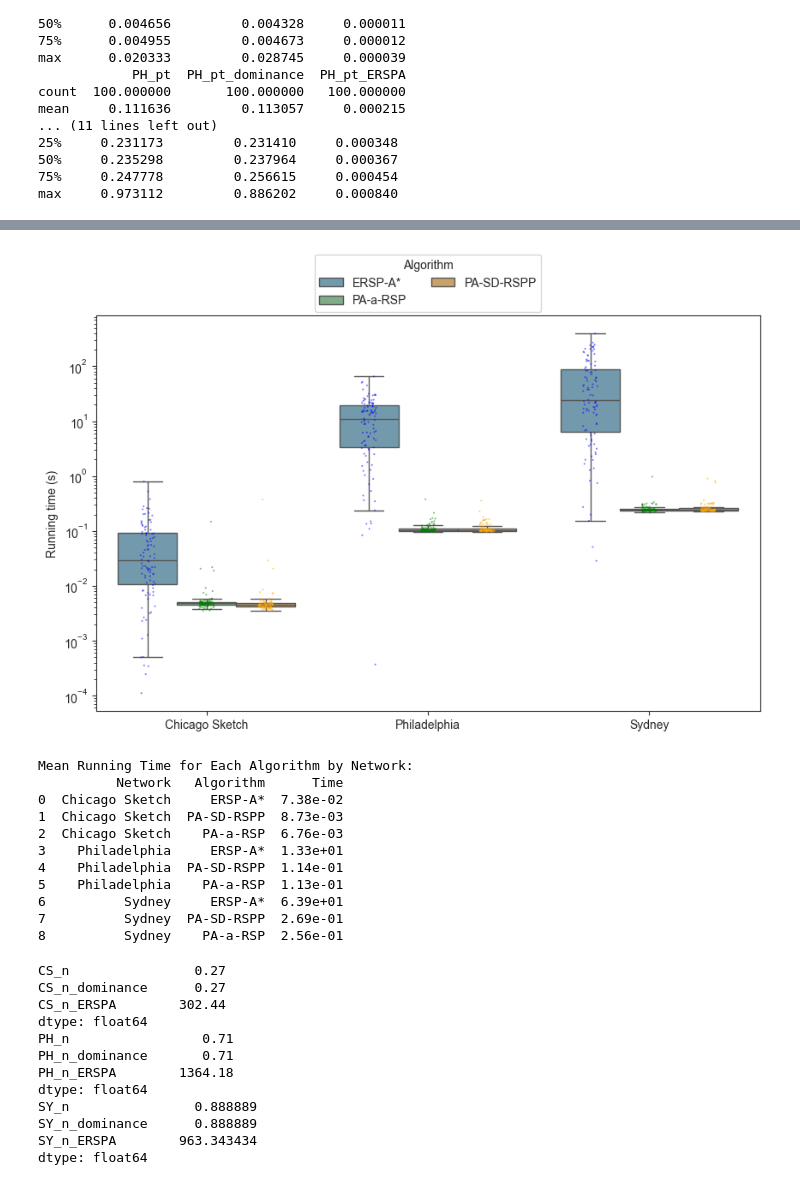
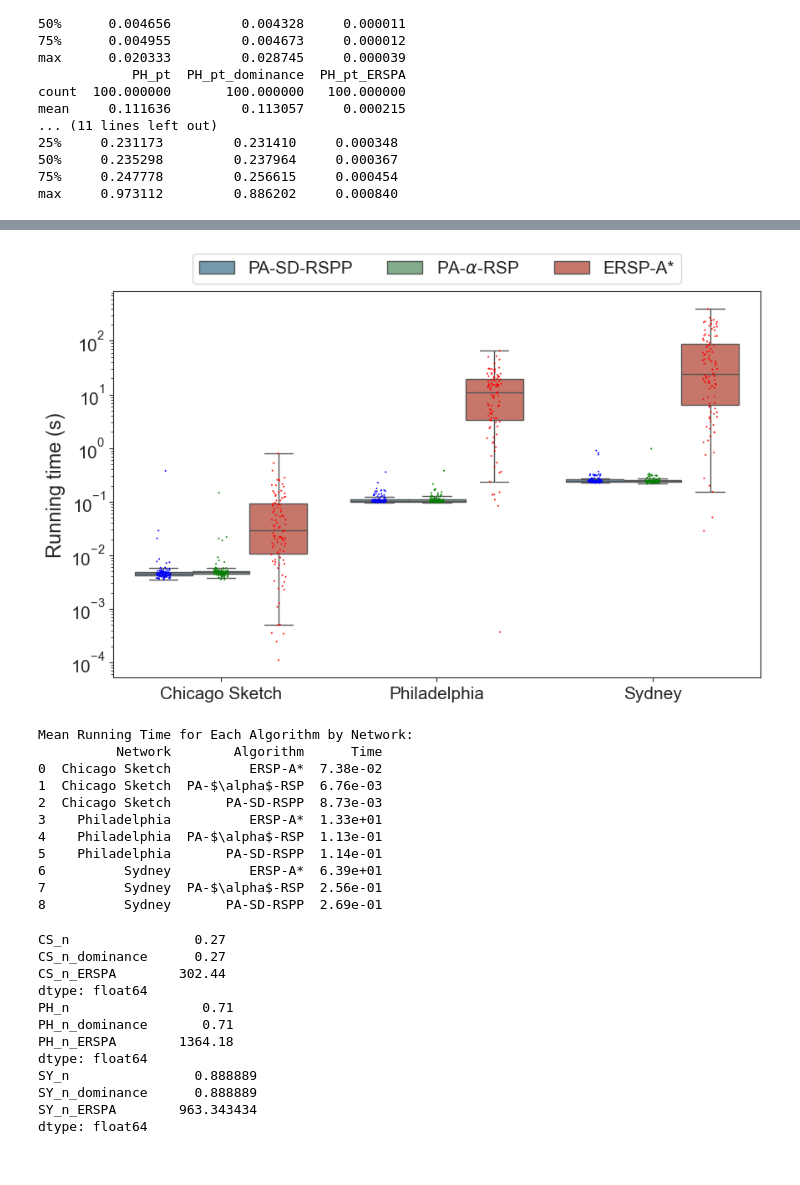
Before and after one commit to EstebanLeiva/PA-Experiments, a Jupyter notebook: plotting/plot copy.ipynb, the cells around one changed output, grey strips where cells are left out. Cells and saved outputs as stored; diff of their text form; code cells hidden in the pictures.

```diff
--- a/plotting/plot copy.ipynb
+++ b/plotting/plot copy.ipynb
@@ -34,6 +34,7 @@ SY_bounds_timeout = pd.read_csv(os.path.join(data_folder, 'SY_timeout_experiment
 pastel_green = "#79b385"  # Darker shade of pastel green
 pastel_blue = "#6a9db5"   # Darker shade of pastel blue
 pastel_orange = "#d6a65b"  # Darker shade of pastel orange
+pastel_red = "#d66a5b"    # Darker shade of pastel red
 # %% [markdown]
 ## SARP
 # %%
@@ -543,7 +550,7 @@ melted_data = pd.concat(melted_data_list, ignore_index=True)
 melted_data.dropna(inplace=True)
 
 melted_data["Algorithm"] = melted_data["Network"].apply(
-    lambda x: "ERSP-A*" if "ERSPA" in x else ("PA-SD-RSPP" if "dominance" in x else "PA-a-RSP")
+    lambda x: "ERSP-A*" if "ERSPA" in x else ("PA-SD-RSPP" if "dominance" in x else "PA-$\\alpha$-RSP")
 )
 melted_data["Network"] = melted_data["Network"].replace({
     "CS": "Chicago Sketch",
@@ -559,56 +566,60 @@ melted_data["Network"] = melted_data["Network"].replace({
 
 fig, ax = plt.subplots(figsize=(10, 6))
 
+algorithm_order = ["PA-SD-RSPP", "PA-$\\alpha$-RSP", "ERSP-A*"]
 
 boxplot = sns.boxplot(
     data=melted_data,
     x="Network",
     y="Time",
     hue="Algorithm",
-    palette=[pastel_blue, pastel_green, pastel_orange],
+    palette=[pastel_blue, pastel_green, pastel_red],
     showfliers=False,
+    hue_order=algorithm_order,
     ax=ax,
     log_scale=True
 )
 
 # Adding strip plot for individual data points
 sns.stripplot(
     data=melted_data,
     x="Network",
     y="Time",
     hue="Algorithm",
-    palette=["blue", "green", "orange"],
+    palette=["blue", "green", "red"],
+    hue_order=algorithm_order,
     dodge=True,
-    alpha=0.5,
+    alpha=0.9,
     size=1.5,
     jitter=True,
     log_scale=True,
     ax=ax,
     legend=False
 )
 
-ax.legend(title="Algorithm", loc="upper center", ncol=2, bbox_to_anchor=(0.5, 1.17))
+ax.legend(title="", loc="upper center", ncol=3, bbox_to_anchor=(0.5, 1.12), fontsize=15)
 ax.set_xlabel('')
-boxplot.set_ylabel("Running time (s)", fontsize=10)
+boxplot.set_ylabel("Running time (s)", fontsize=17)
+ax.tick_params(axis='both', which='major', labelsize=15)
 plt.show()
 
 mean_values = melted_data.groupby(["Network", "Algorithm"])["Time"].mean().reset_index()
 mean_values["Time"] = mean_values["Time"].apply(lambda x: "{:.2e}".format(x))
 print("Mean Running Time for Each Algorithm by Network:")
 print(mean_values)
 # %% [output]
-[figure, old version]
+[figure, new version]
 Mean Running Time for Each Algorithm by Network:
-          Network   Algorithm      Time
-0  Chicago Sketch     ERSP-A*  7.38e-02
-1  Chicago Sketch  PA-SD-RSPP  8.73e-03
-2  Chicago Sketch    PA-a-RSP  6.76e-03
-3    Philadelphia     ERSP-A*  1.33e+01
-4    Philadelphia  PA-SD-RSPP  1.14e-01
-5    Philadelphia    PA-a-RSP  1.13e-01
-6          Sydney     ERSP-A*  6.39e+01
-7          Sydney  PA-SD-RSPP  2.69e-01
-8          Sydney    PA-a-RSP  2.56e-01
+          Network        Algorithm      Time
+0  Chicago Sketch          ERSP-A*  7.38e-02
+1  Chicago Sketch  PA-$\alpha$-RSP  6.76e-03
+2  Chicago Sketch       PA-SD-RSPP  8.73e-03
+3    Philadelphia          ERSP-A*  1.33e+01
+4    Philadelphia  PA-$\alpha$-RSP  1.13e-01
+5    Philadelphia       PA-SD-RSPP  1.14e-01
+6          Sydney          ERSP-A*  6.39e+01
+7          Sydney  PA-$\alpha$-RSP  2.56e-01
+8          Sydney       PA-SD-RSPP  2.69e-01
 # %%
 print(nondominated_sdrspp[0].mean())
 print(nondominated_sdrspp[1].mean())
```
Also changed, not shown: parts of 12 cells of this notebook, 2 other files.
